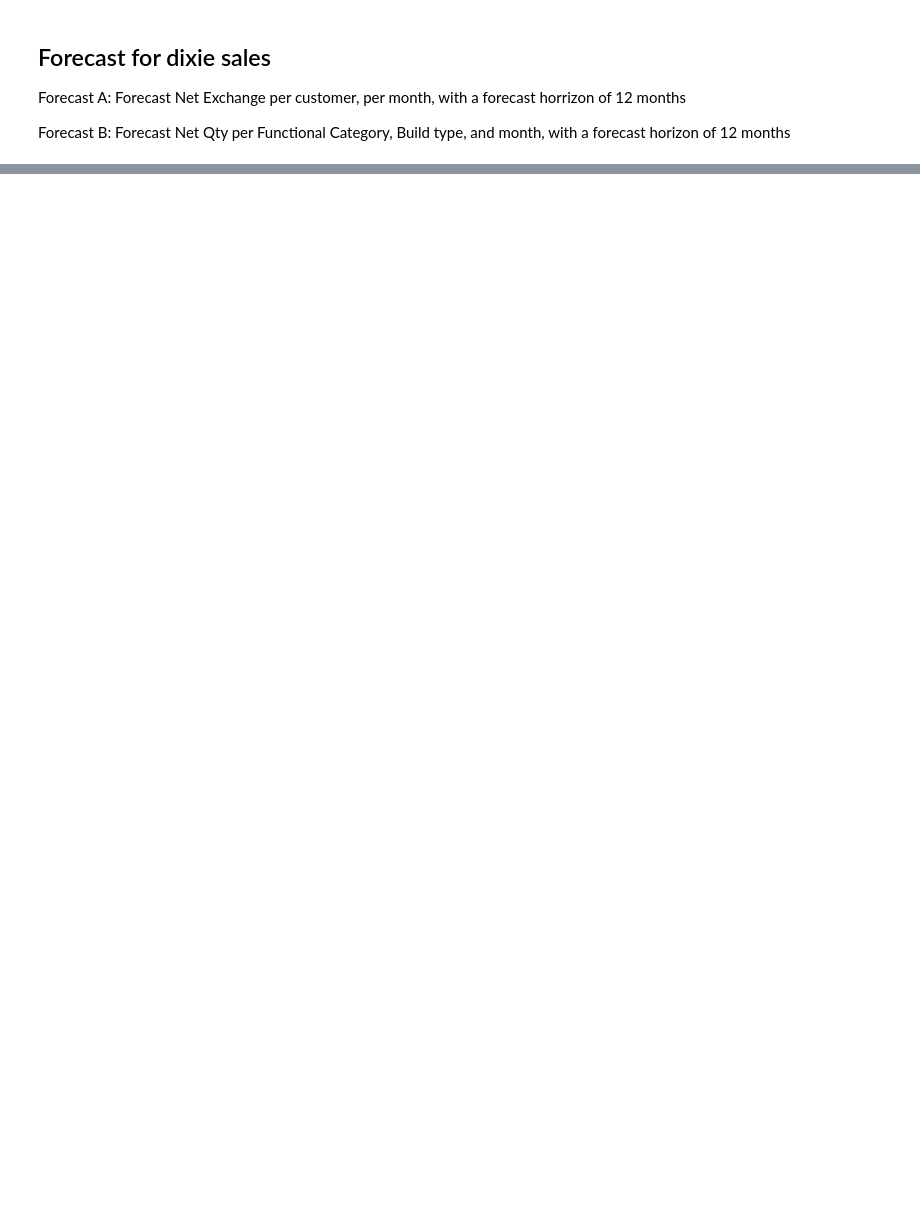
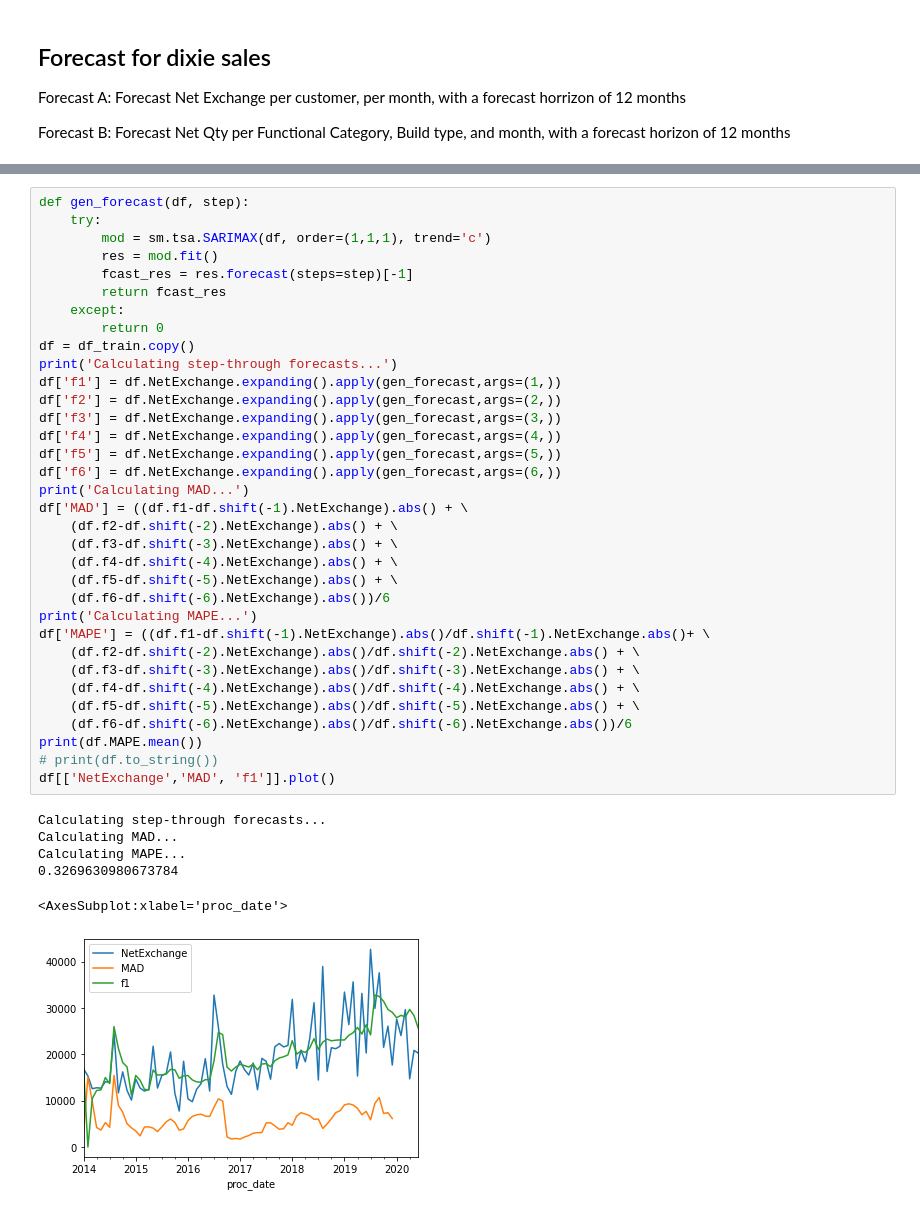
Before and after one commit to CalebMcNevin/dixie-forecast, a Jupyter notebook: app.ipynb, the cells around one changed output, grey strips where cells are left out. Cells and saved outputs as stored; diff of their text form; blank space fills up the shorter version.

Commit message:
Furst Successful Forecast Running

```diff
--- a/app.ipynb
+++ b/app.ipynb
@@ -54,0 +82,41 @@ y_guess = lin_mdl.predict(X_test)
+# %%
+def gen_forecast(df, step):
+    try:
+        mod = sm.tsa.SARIMAX(df, order=(1,1,1), trend='c')
+        res = mod.fit()
+        fcast_res = res.forecast(steps=step)[-1]
+        return fcast_res
+    except:
+        return 0
+df = df_train.copy()
+print('Calculating step-through forecasts...')
+df['f1'] = df.NetExchange.expanding().apply(gen_forecast,args=(1,))
+df['f2'] = df.NetExchange.expanding().apply(gen_forecast,args=(2,))
+df['f3'] = df.NetExchange.expanding().apply(gen_forecast,args=(3,))
+df['f4'] = df.NetExchange.expanding().apply(gen_forecast,args=(4,))
+df['f5'] = df.NetExchange.expanding().apply(gen_forecast,args=(5,))
+df['f6'] = df.NetExchange.expanding().apply(gen_forecast,args=(6,))
+print('Calculating MAD...')
+df['MAD'] = ((df.f1-df.shift(-1).NetExchange).abs() + \
+    (df.f2-df.shift(-2).NetExchange).abs() + \
+    (df.f3-df.shift(-3).NetExchange).abs() + \
+    (df.f4-df.shift(-4).NetExchange).abs() + \
+    (df.f5-df.shift(-5).NetExchange).abs() + \
+    (df.f6-df.shift(-6).NetExchange).abs())/6
+print('Calculating MAPE...')
+df['MAPE'] = ((df.f1-df.shift(-1).NetExchange).abs()/df.shift(-1).NetExchange.abs()+ \
+    (df.f2-df.shift(-2).NetExchange).abs()/df.shift(-2).NetExchange.abs() + \
+    (df.f3-df.shift(-3).NetExchange).abs()/df.shift(-3).NetExchange.abs() + \
+    (df.f4-df.shift(-4).NetExchange).abs()/df.shift(-4).NetExchange.abs() + \
+    (df.f5-df.shift(-5).NetExchange).abs()/df.shift(-5).NetExchange.abs() + \
+    (df.f6-df.shift(-6).NetExchange).abs()/df.shift(-6).NetExchange.abs())/6
+print(df.MAPE.mean())
+# print(df.to_string())
+df[['NetExchange','MAD', 'f1']].plot()
+# %% [output]
+Calculating step-through forecasts...
+Calculating MAD...
+Calculating MAPE...
+0.3269630980673784
+<AxesSubplot:xlabel='proc_date'>
+[figure, added]
```
Also changed, not shown: parts of 14 cells of this notebook, 5 other files.
